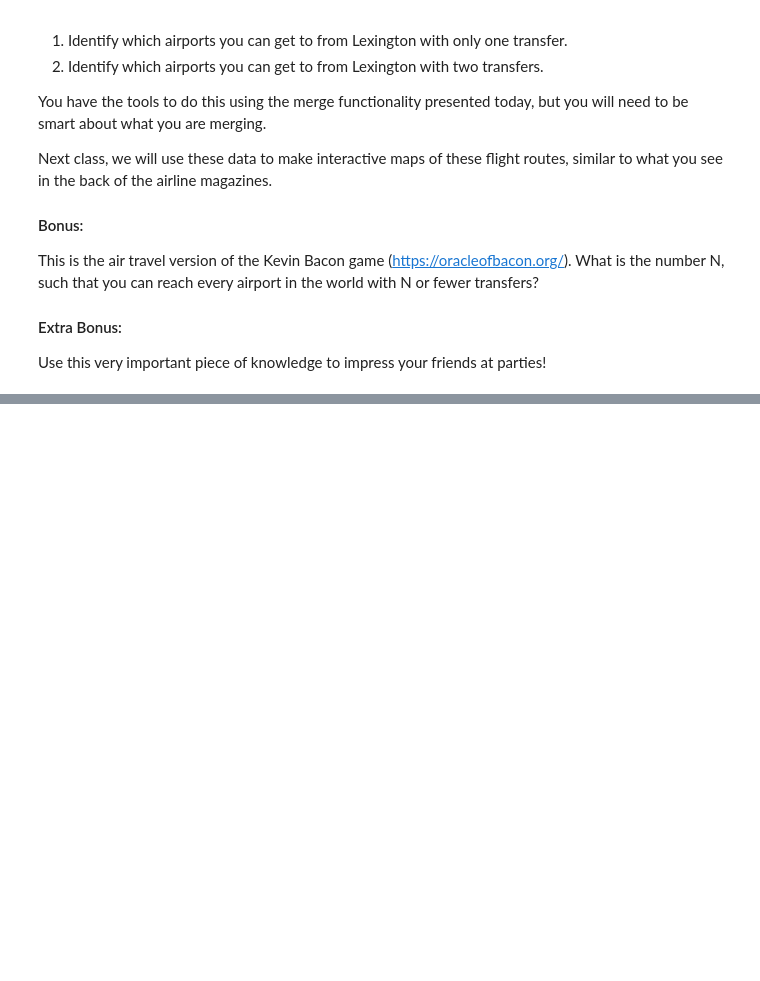
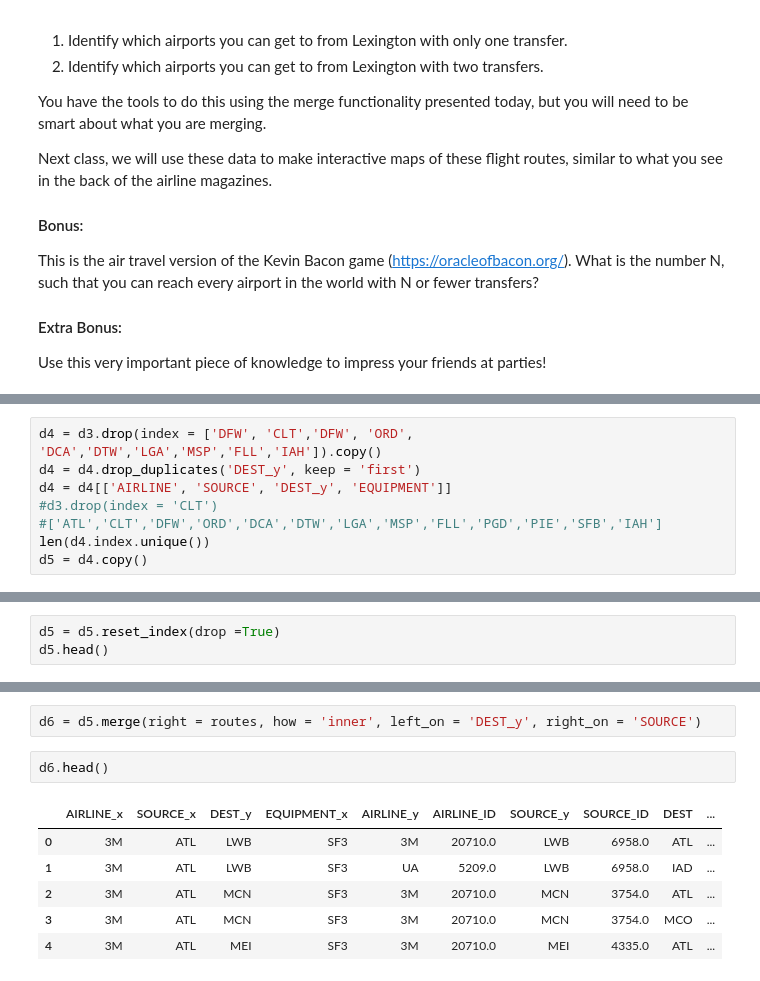
Before and after one commit to ebantwi/ce599, a Jupyter notebook: 07-Data Wrangling/open-flights-tutorial.ipynb, the cells around one changed output, grey strips where cells are left out. Drawn from its saved outputs; the diff is of its cells as text; blank space fills up the shorter version.

```diff
--- a/07-Data Wrangling/open-flights-tutorial.ipynb
+++ b/07-Data Wrangling/open-flights-tutorial.ipynb
@@ -631,0 +412,8 @@ Use this very important piece of knowledge to impress your friends at parties!
+# %%
+d4 = d3.drop(index = ['DFW', 'CLT','DFW', 'ORD', 'DCA','DTW','LGA','MSP','FLL','IAH']).copy()
+d4 = d4.drop_duplicates('DEST_y', keep = 'first')
+d4 = d4[['AIRLINE', 'SOURCE', 'DEST_y', 'EQUIPMENT']]
+#d3.drop(index = 'CLT')
+#['ATL','CLT','DFW','ORD','DCA','DTW','LGA','MSP','FLL','PGD','PIE','SFB','IAH']
+len(d4.index.unique())
+d5 = d4.copy()
@@ -631,0 +422,3 @@ Use this very important piece of knowledge to impress your friends at parties!
+# %%
+d5 = d5.reset_index(drop =True)
+d5.head()
@@ -631,0 +432,11 @@ Use this very important piece of knowledge to impress your friends at parties!
+# %%
+d6 = d5.merge(right = routes, how = 'inner', left_on = 'DEST_y', right_on = 'SOURCE')
+# %%
+d6.head()
+# %% [output]
+|  | AIRLINE_x | SOURCE_x | DEST_y | EQUIPMENT_x | AIRLINE_y | AIRLINE_ID | SOURCE_y | SOURCE_ID | DEST | ... |
+| 0 | 3M | ATL | LWB | SF3 | 3M | 20710.0 | LWB | 6958.0 | ATL | ... |
+| 1 | 3M | ATL | LWB | SF3 | UA | 5209.0 | LWB | 6958.0 | IAD | ... |
+| 2 | 3M | ATL | MCN | SF3 | 3M | 20710.0 | MCN | 3754.0 | ATL | ... |
+| 3 | 3M | ATL | MCN | SF3 | 3M | 20710.0 | MCN | 3754.0 | MCO | ... |
+| 4 | 3M | ATL | MEI | SF3 | 3M | 20710.0 | MEI | 4335.0 | ATL | ... |
```
Also changed, not shown: parts of 54 cells of this notebook, 3 other files.
